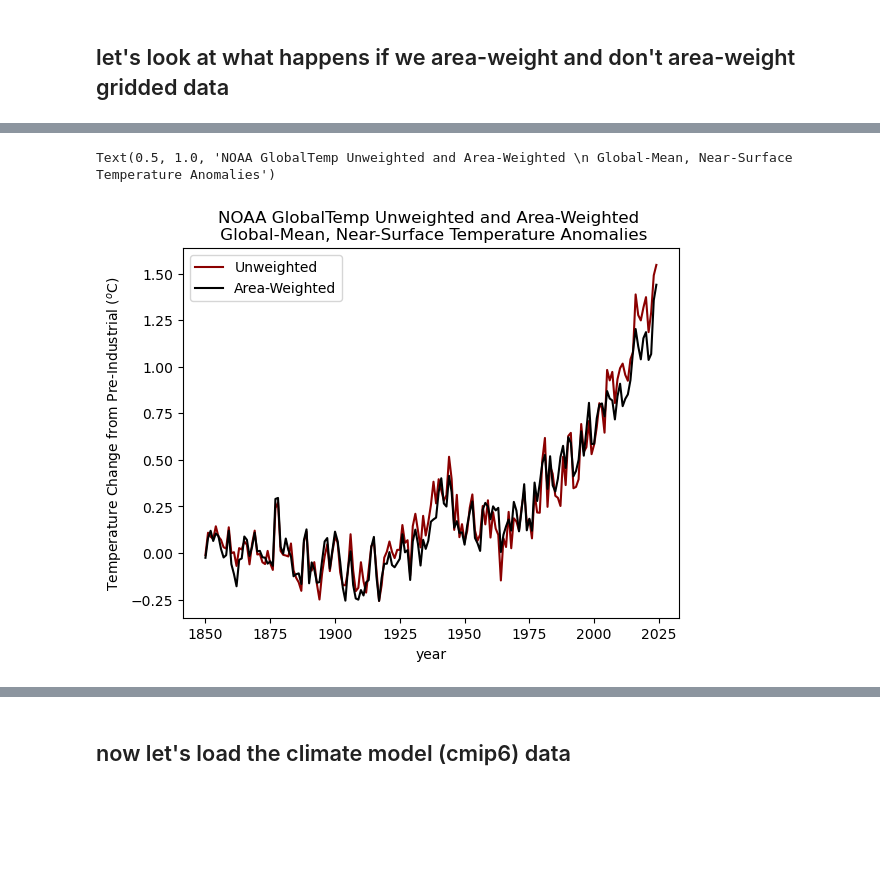
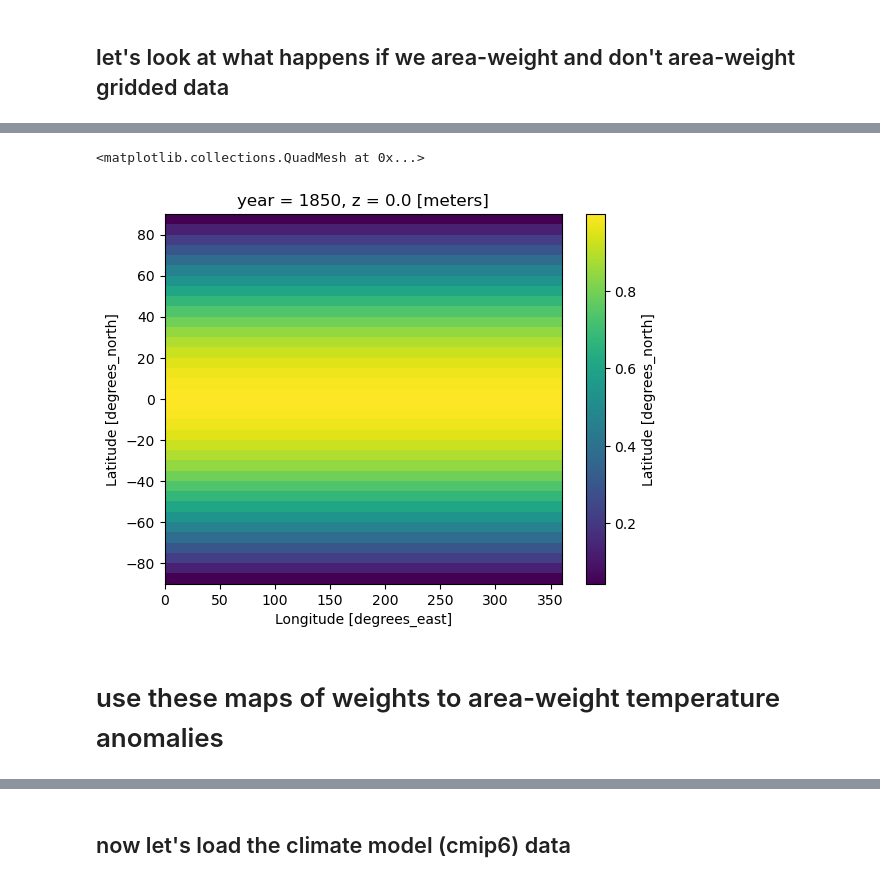
Before and after one commit to TNC-Geospatial-Conservation-Tech/OCSG-2024-SageMaker, a Jupyter notebook: notebooks/2_global_warming_thresholds_impacts/cmip6_historical_ssp_gmtas_calculate_warming_thresholds_timing.ipynb, the cells around one changed output, grey strips where cells are left out. Saved outputs shown, nothing was run; the diff lists cells and outputs as text; code cells hidden in the pictures; blank space fills up the shorter version.

```diff
--- a/notebooks/2_global_warming_thresholds_impacts/cmip6_historical_ssp_gmtas_calculate_warming_thresholds_timing.ipynb
+++ b/notebooks/2_global_warming_thresholds_impacts/cmip6_historical_ssp_gmtas_calculate_warming_thresholds_timing.ipynb
@@ -109,0 +157,8 @@ da_ann = da.groupby('time.year').mean('time')
+# %%
+w = w.broadcast_like(da_ann) #broadcast the weighting across all longitudes and time
+w.sel(year=1850).plot()
+# %% [output]
+<matplotlib.collections.QuadMesh at 0x...>
+[figure, added]
+# %% [markdown]
+# use these maps of weights to area-weight temperature anomalies
@@ -110,28 +168,3 @@ da_ann = da.groupby('time.year').mean('time')
 # %%
-# first just create a simple average, equally weighting all grid points on globe
-gmt2m_unweighted = da_ann.mean(dim=('lon','lat'))
-#we want to examine how much temperature has changed since the pre-industrial, so let's calculate anomalies from this time period
-gmt2m_unweighted_anom_noaa = (gmt2m_unweighted - gmt2m_unweighted.sel(year=slice(1850,1899)).mean(dim='year')).sel(year=slice(1850,2099))
-
-#plot time series
-gmt2m_unweighted_anom_noaa.plot(color='darkred',label='Unweighted')
-
-# now create an area
-
-#weight for global mean
-w = np.cos(np.deg2rad(da_ann.lat)) #we are going to area-weight by the cosine of the latitude (as we approach poles, data more and more stretched onto grid)
-w = w.broadcast_like(da_ann) #broadcast the weighting across all longitudes and time
-#we can have some missing data, so let's pull out and area-weight the temperature anomalies where no missing data
-gmt2m = (w.where(da_ann.notnull()) * da_ann).sum(dim=('lon','lat')) / w.where(da_ann.notnull()).sum(dim=('lon','lat'))
 #we want to examine how much temperature has changed since the pre-industrial, so let's calculate anomalies from this time period
 gmt2m_anom_noaa = (gmt2m - gmt2m.sel(year=slice(1850,1899)).mean(dim='year')).sel(year=slice(1850,2099))
-
-# plot time series
-gmt2m_anom_noaa.plot(color='black',label='Area-Weighted')
-#show legend
-plt.legend()
-plt.ylabel('Temperature Change from Pre-Industrial ($^o$C)')
-plt.title('NOAA GlobalTemp Unweighted and Area-Weighted \n Global-Mean, Near-Surface Temperature Anomalies')
-# %% [output]
-Text(0.5, 1.0, 'NOAA GlobalTemp Unweighted and Area-Weighted \n Global-Mean, Near-Surface Temperature Anomalies')
-[figure, removed]
```
Also changed, not shown: parts of 46 cells of this notebook.
